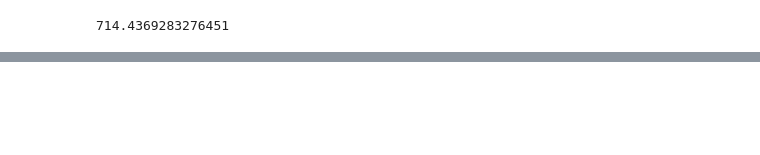
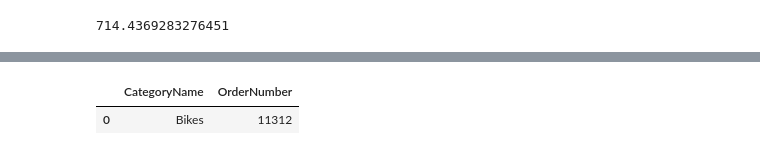
Before and after one commit to MeetPatel89/adventure_works_analysis, a Jupyter notebook: dax_notebook.ipynb, the cells around one changed output, grey strips where cells are left out. Saved outputs shown, nothing was run; the diff lists cells and outputs as text; code cells hidden in the pictures; blank space fills up the shorter version.

```diff
--- a/dax_notebook.ipynb
+++ b/dax_notebook.ipynb
@@ -188,0 +205,5 @@ aw_product["ProductPrice"].mean()
+# %%
+aw_sales_merge[aw_sales_merge["ProductPrice_y"] > aw_product["ProductPrice"].mean()].groupby("CategoryName")["OrderNumber"].nunique().to_frame().reset_index()
+# %% [output]
+|  | CategoryName | OrderNumber |
+| 0 | Bikes | 11312 |
```
Also changed, not shown: parts of 1 cell of this notebook, 1 other file.
